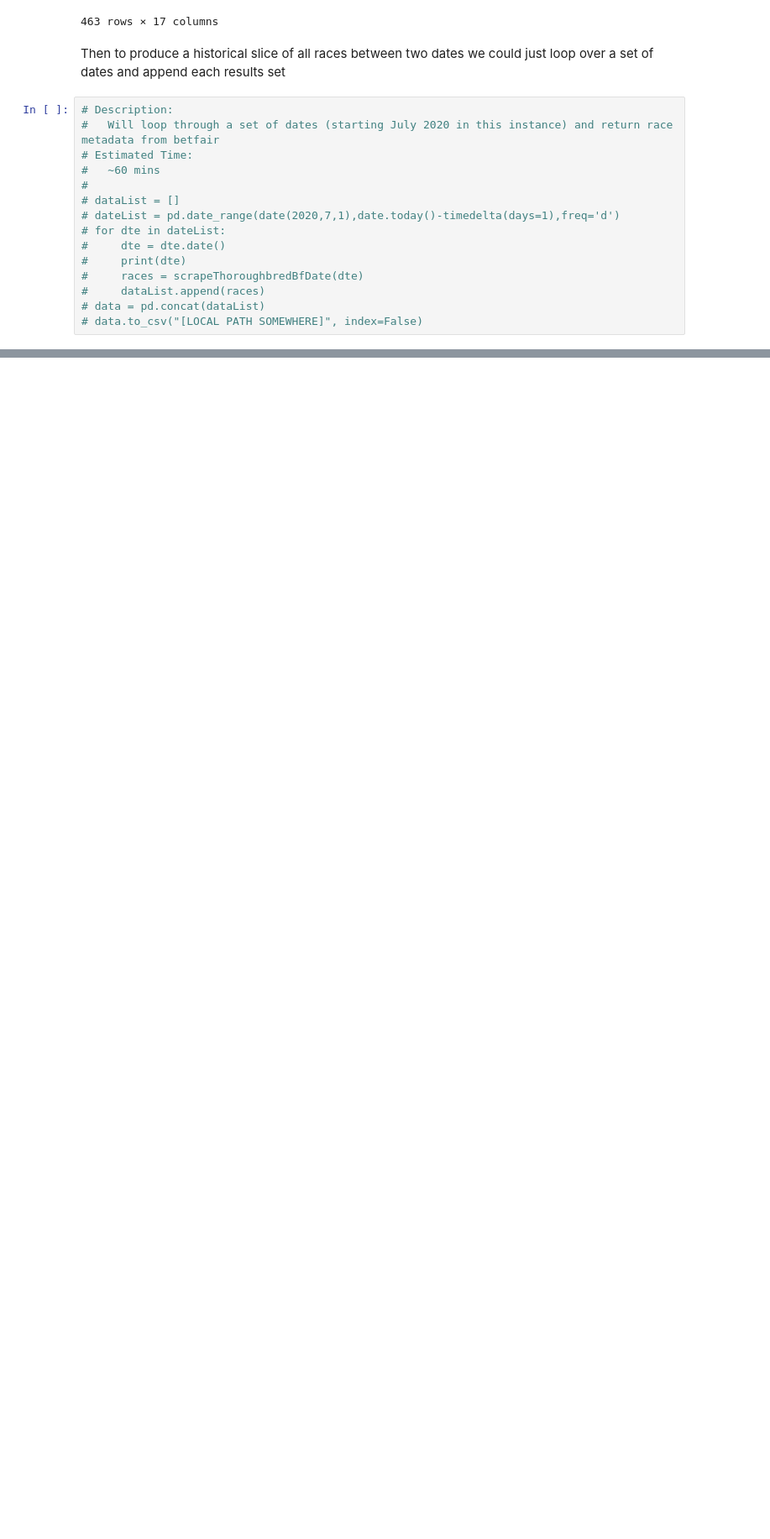
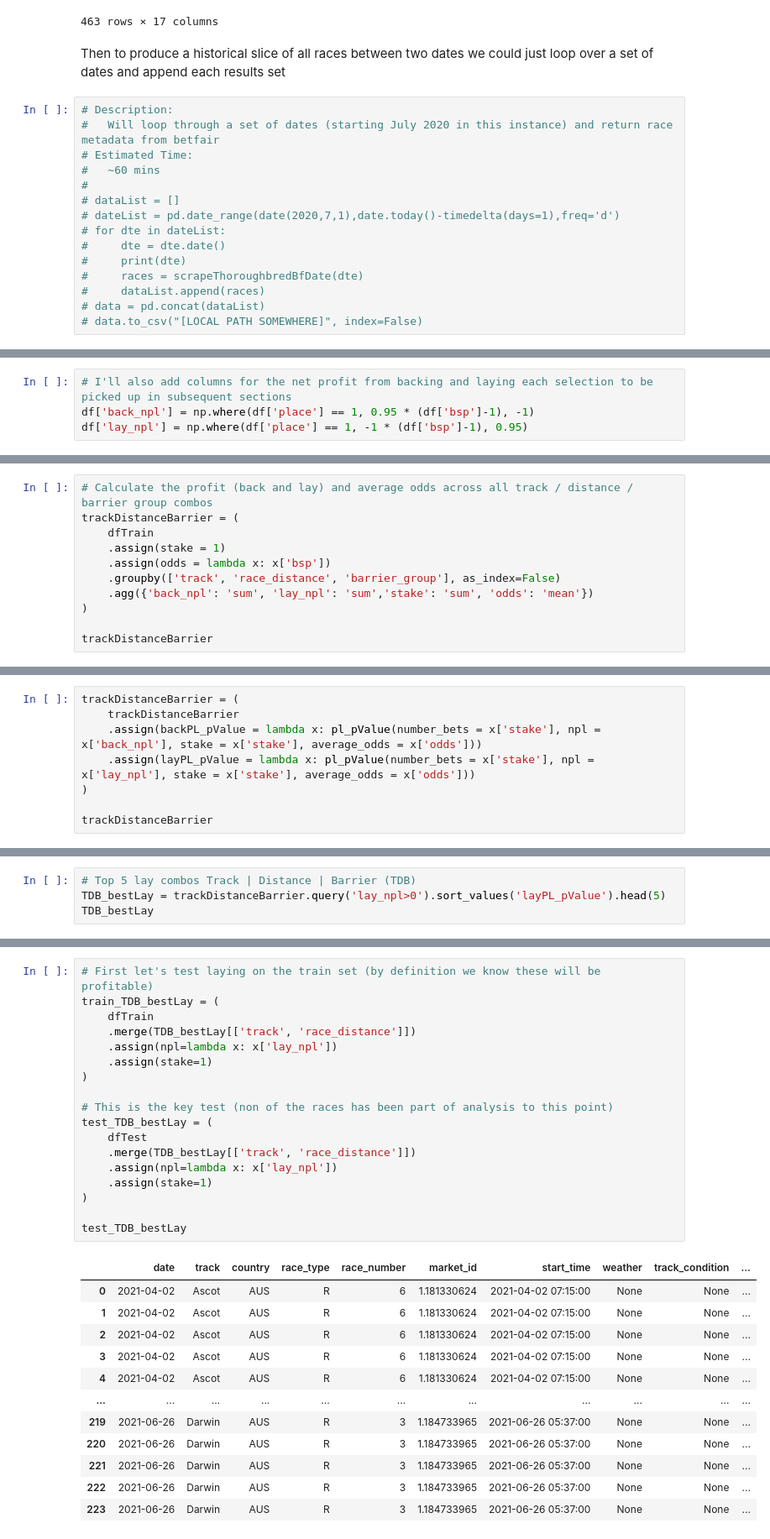
Before and after one commit to TMBish/bfStreamTutorials, a Jupyter notebook: 02-angles/article/angles.ipynb, the cells around one changed output, grey strips where cells are left out. Shown at 84% size. Drawn from its saved outputs; the diff is of its cells as text; blank space fills up the shorter version.

```diff
--- a/02-angles/article/angles.ipynb
+++ b/02-angles/article/angles.ipynb
@@ -206,0 +488,4 @@ Then to produce a historical slice of all races between two dates we could just
+# %%
+# I'll also add columns for the net profit from backing and laying each selection to be picked up in subsequent sections
+df['back_npl'] = np.where(df['place'] == 1, 0.95 * (df['bsp']-1), -1)
+df['lay_npl'] = np.where(df['place'] == 1, -1 * (df['bsp']-1), 0.95)
@@ -206,0 +597,11 @@ Then to produce a historical slice of all races between two dates we could just
+# %%
+# Calculate the profit (back and lay) and average odds across all track / distance / barrier group combos
+trackDistanceBarrier = (
+    dfTrain
+    .assign(stake = 1)
+    .assign(odds = lambda x: x['bsp'])
+    .groupby(['track', 'race_distance', 'barrier_group'], as_index=False)
+    .agg({'back_npl': 'sum', 'lay_npl': 'sum','stake': 'sum', 'odds': 'mean'})
+)
+
+trackDistanceBarrier
@@ -206,0 +626,8 @@ Then to produce a historical slice of all races between two dates we could just
+# %%
+trackDistanceBarrier = (
+    trackDistanceBarrier
+    .assign(backPL_pValue = lambda x: pl_pValue(number_bets = x['stake'], npl = x['back_npl'], stake = x['stake'], average_odds = x['odds']))
+    .assign(layPL_pValue = lambda x: pl_pValue(number_bets = x['stake'], npl = x['lay_npl'], stake = x['stake'], average_odds = x['odds']))
+)
+
+trackDistanceBarrier
@@ -206,0 +652,4 @@ Then to produce a historical slice of all races between two dates we could just
+# %%
+# Top 5 lay combos Track | Distance | Barrier (TDB)
+TDB_bestLay = trackDistanceBarrier.query('lay_npl>0').sort_values('layPL_pValue').head(5)
+TDB_bestLay
@@ -206,0 +665,31 @@ Then to produce a historical slice of all races between two dates we could just
+# %%
+# First let's test laying on the train set (by definition we know these will be profitable)
+train_TDB_bestLay = (
+    dfTrain
+    .merge(TDB_bestLay[['track', 'race_distance']])
+    .assign(npl=lambda x: x['lay_npl'])
+    .assign(stake=1)
+)
+
+# This is the key test (non of the races has been part of analysis to this point)
+test_TDB_bestLay = (
+    dfTest
+    .merge(TDB_bestLay[['track', 'race_distance']])
+    .assign(npl=lambda x: x['lay_npl'])
+    .assign(stake=1)
+)
+
+test_TDB_bestLay
+# %% [output]
+|  | date | track | country | race_type | race_number | market_id | start_time | weather | track_condition | ... |
+| 0 | 2021-04-02 | Ascot | AUS | R | 6 | 1.181330624 | 2021-04-02 07:15:00 | None | None | ... |
+| 1 | 2021-04-02 | Ascot | AUS | R | 6 | 1.181330624 | 2021-04-02 07:15:00 | None | None | ... |
+| 2 | 2021-04-02 | Ascot | AUS | R | 6 | 1.181330624 | 2021-04-02 07:15:00 | None | None | ... |
+| 3 | 2021-04-02 | Ascot | AUS | R | 6 | 1.181330624 | 2021-04-02 07:15:00 | None | None | ... |
+| 4 | 2021-04-02 | Ascot | AUS | R | 6 | 1.181330624 | 2021-04-02 07:15:00 | None | None | ... |
+| ... | ... | ... | ... | ... | ... | ... | ... | ... | ... | ... |
+| 219 | 2021-06-26 | Darwin | AUS | R | 3 | 1.184733965 | 2021-06-26 05:37:00 | None | None | ... |
+| 220 | 2021-06-26 | Darwin | AUS | R | 3 | 1.184733965 | 2021-06-26 05:37:00 | None | None | ... |
+| 221 | 2021-06-26 | Darwin | AUS | R | 3 | 1.184733965 | 2021-06-26 05:37:00 | None | None | ... |
+| 222 | 2021-06-26 | Darwin | AUS | R | 3 | 1.184733965 | 2021-06-26 05:37:00 | None | None | ... |
+| 223 | 2021-06-26 | Darwin | AUS | R | 3 | 1.184733965 | 2021-06-26 05:37:00 | None | None | ... |
```
Also changed, not shown: parts of 40 cells of this notebook, 3 other files.
